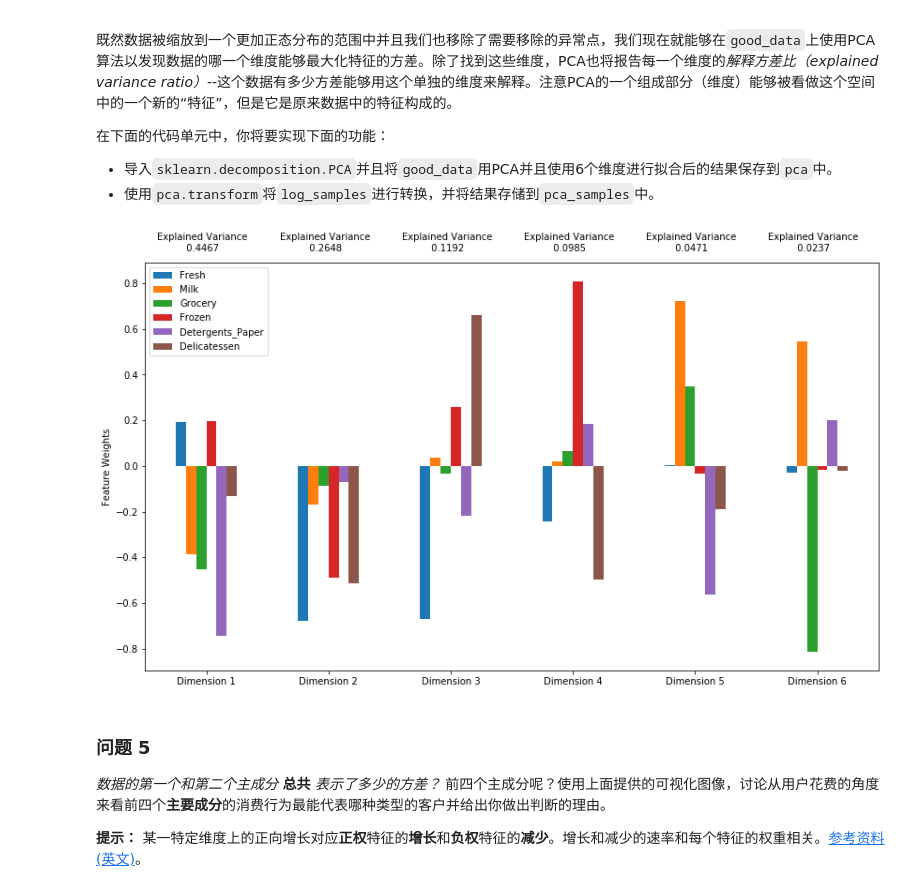
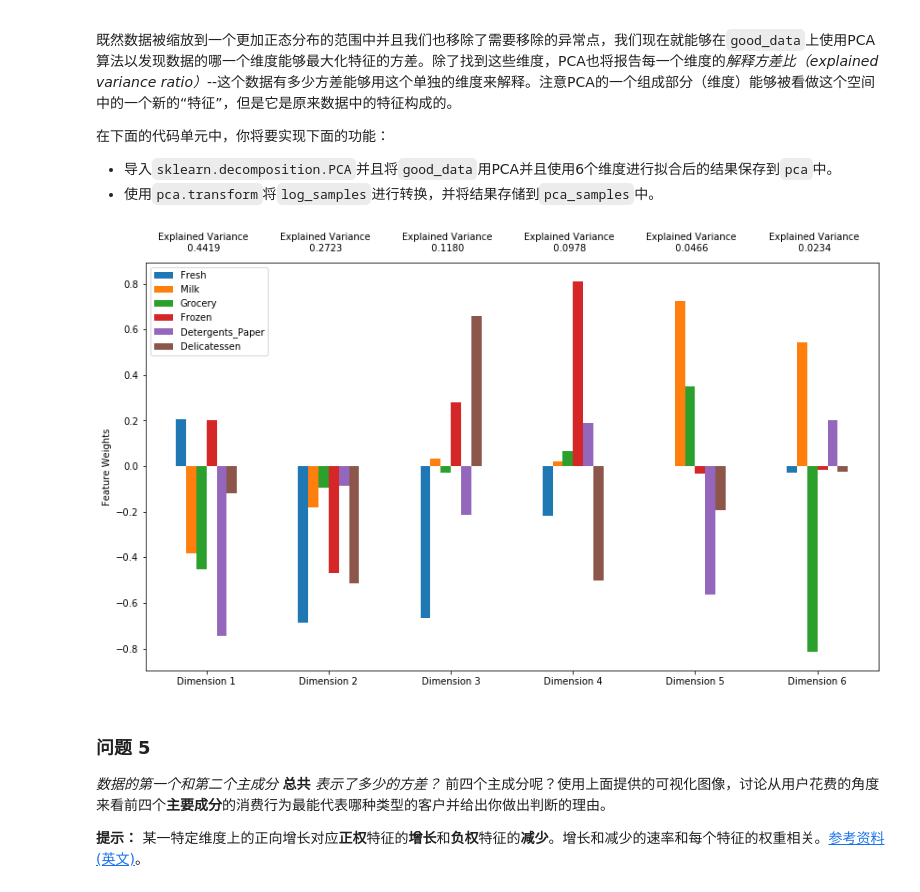
Before and after one commit to liqinling521/creating_customer_segments-master, a Jupyter notebook: customer_segments.ipynb, the cells around one changed output. Drawn from its saved outputs; the diff is of its cells as text; code cells hidden in the pictures.

```diff
--- a/customer_segments.ipynb
+++ b/customer_segments.ipynb
@@ -106,9 +106,8 @@ Chosen samples of wholesale customers dataset:
  - 使用回归器的`score`函数输出模型在测试集上的预测得分。
 # %%
 # TODO：为DataFrame创建一个副本，用'drop'函数丢弃一些指定的特征
-data = pd.read_csv("customers.csv")
 target = data['Detergents_Paper']
-new_data =  data.drop(['Detergents_Paper','Region', 'Channel'], axis = 1)
+new_data =  data.drop(['Detergents_Paper'], axis = 1)
 # TODO：使用给定的特征作为目标，将数据分割成训练集和测试集
 from sklearn.model_selection import train_test_split
 X_train, X_test, y_train, y_test = train_test_split(new_data, target, test_size=0.25, random_state=0)
@@ -195,6 +216,9 @@ display(log_samples)
 一旦你完成了这些功能，数据集将存储在`good_data`中。
 # %%
 # 对于每一个特征，找到值异常高或者是异常低的数据点
+from collections import Counter
+pieces = []
+#print pieces
 for feature in log_data.keys():
     # TODO：计算给定特征的Q1（数据的25th分位点）
     Q1 = np.percentile(log_data[feature],25)
@@ -205,11 +229,22 @@ for feature in log_data.keys():
     print("{0}<正常点<{1}".format(Q1 - step, Q3 + step))
     # 显示异常点
     print "Data points considered outliers for the feature '{}':".format(feature)
-    display(log_data[~((log_data[feature] >= Q1 - step) & (log_data[feature] <= Q3 + step))])
+    s = log_data[~((log_data[feature] >= Q1 - step) & (log_data[feature] <= Q3 + step))]
+    display(s)
+    # 备注：后面的代码有没有更好的写法
+    pieces = pieces + s.index.tolist()
+d = dict(Counter(pieces))
+#display(d)
 
 # 可选：选择你希望移除的数据点的索引
-outliers  = [66,154]
-
+outliers =[]
+for key in d:
+    # 获取多于一个特征下被看作是异常的数据点
+    if(d[key] >=2):
+        #print key
+        outliers.append(key)
+print outliers
+outliers =[154]
 # 如果选择了的话，移除异常点
 good_data = log_data.drop(log_data.index[outliers]).reset_index(drop = True)
 # %% [output]
@@ -291,15 +336,15 @@ Data points considered outliers for the feature 'Frozen':
 # %%
 # TODO：通过在good data上使用PCA，将其转换成和当前特征数一样多的维度
 from sklearn.decomposition import PCA
 pca = PCA(n_components=6)
-pca.fit(good_data.drop(['Region', 'Channel'], axis = 1))
+pca.fit(good_data)
 # TODO：使用上面的PCA拟合将变换施加在log_samples上
 
 pca_samples = pca.transform(log_samples)
 # 生成PCA的结果图
 pca_results = vs.pca_results(log_samples, pca)
 # %% [output]
-[figure, old version]
+[figure, new version]
 # %% [markdown]
 ### 问题 5
 *数据的第一个和第二个主成分* **总共** *表示了多少的方差？*  前四个主成分呢？使用上面提供的可视化图像，讨论从用户花费的角度来看前四个**主要成分**的消费行为最能代表哪种类型的客户并给出你做出判断的理由。
```
Also changed, not shown: parts of 25 cells of this notebook, 1 other file.
